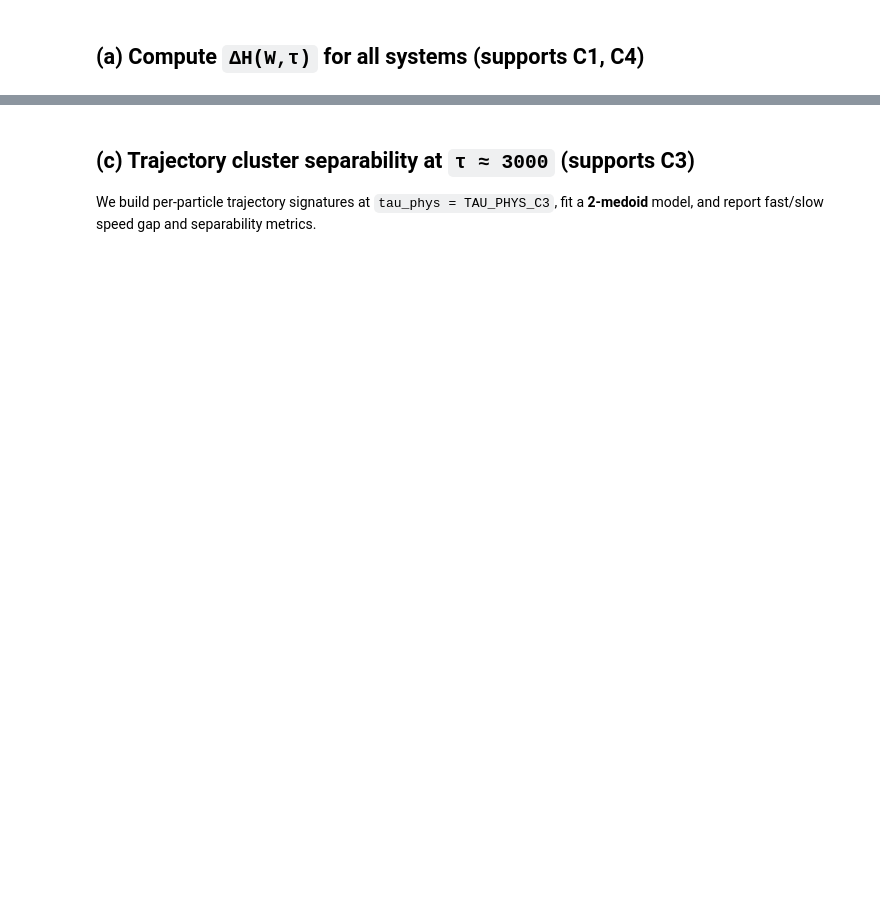
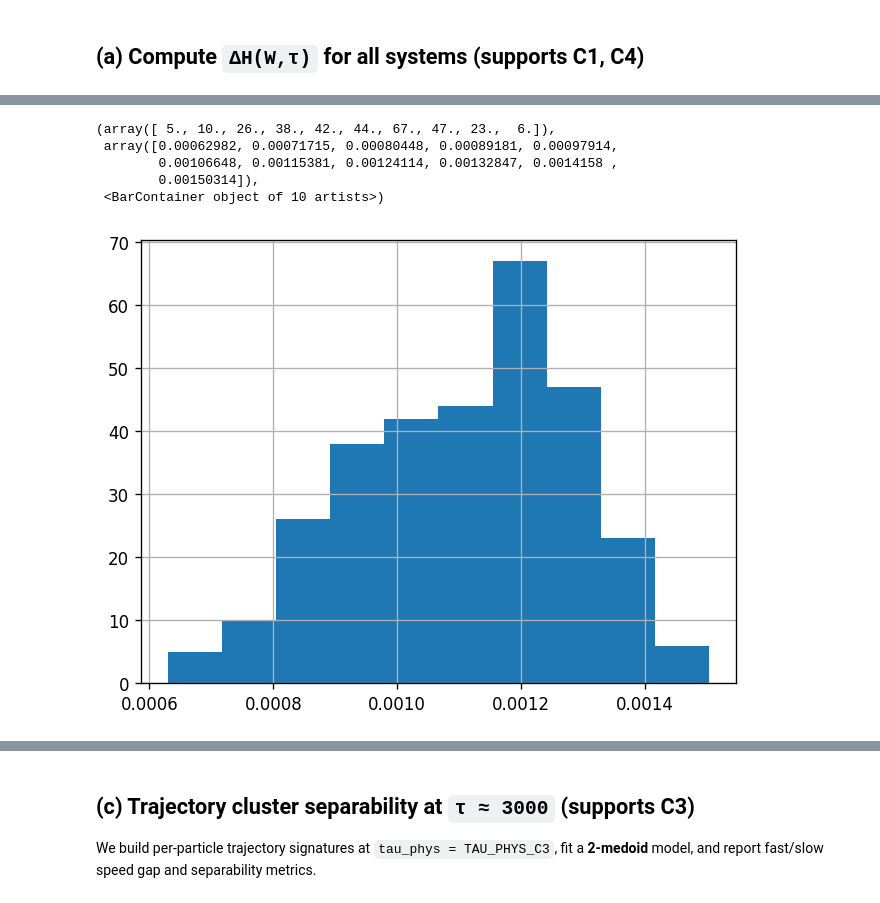
Before and after one commit to EnriFermi/asal-fork, a Jupyter notebook: experiments/opt_msc/analysis/deltah_mssc_comparison.ipynb, the cells around one changed output, grey strips where cells are left out. Saved outputs shown, nothing was run; the diff lists cells and outputs as text; code cells hidden in the pictures; blank space fills up the shorter version.

```diff
--- a/experiments/opt_msc/analysis/deltah_mssc_comparison.ipynb
+++ b/experiments/opt_msc/analysis/deltah_mssc_comparison.ipynb
@@ -727 +747,11 @@ for name, path in SYSTEMS.items():
+# %%
+rand_im = deltah_by_system['random']['delta_h']
+plt.hist(rand_im.flatten())
+# %% [output]
+(array([ 5., 10., 26., 38., 42., 44., 67., 47., 23.,  6.]),
+ array([0.00062982, 0.00071715, 0.00080448, 0.00089181, 0.00097914,
+        0.00106648, 0.00115381, 0.00124114, 0.00132847, 0.0014158 ,
+        0.00150314]),
+ <BarContainer object of 10 artists>)
+[figure, added]
 # %%
```
Also changed, not shown: parts of 13 cells of this notebook, 54 other files.
